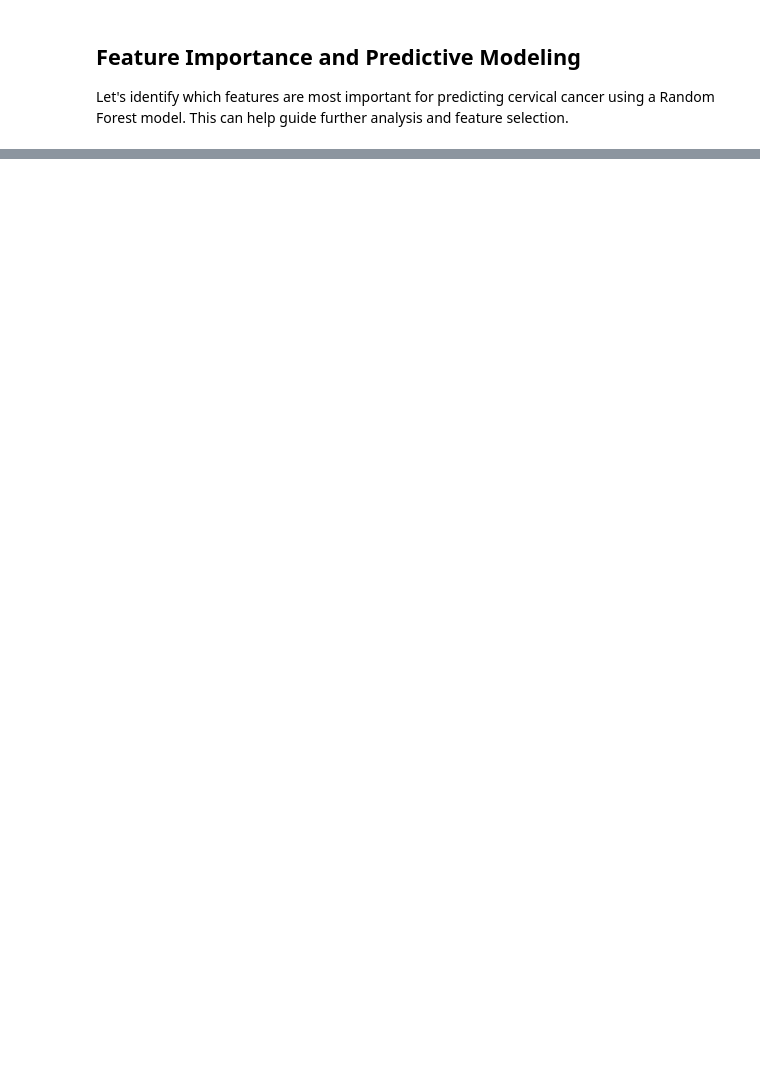
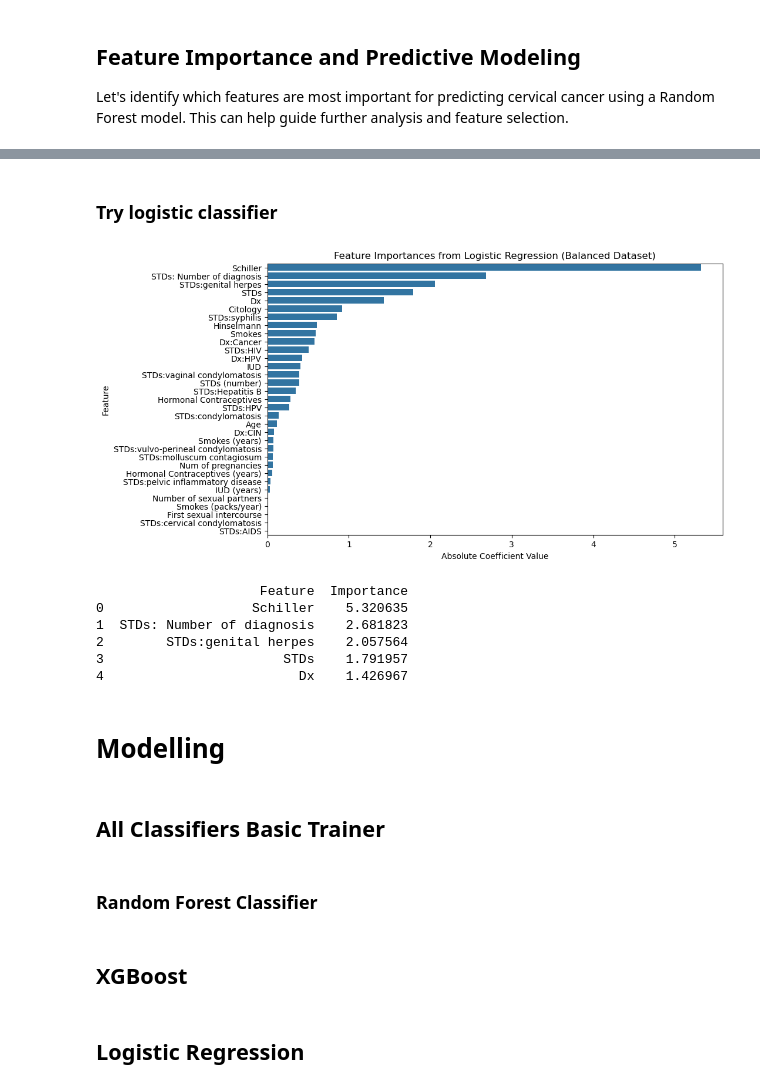
Before and after one commit to natsirt04/BioHackathon-2025, a Jupyter notebook: cervical_cancer.ipynb, the cells around one changed output, grey strips where cells are left out. Saved outputs shown, nothing was run; the diff lists cells and outputs as text; code cells hidden in the pictures; blank space fills up the shorter version.

```diff
--- a/cervical_cancer.ipynb
+++ b/cervical_cancer.ipynb
@@ -196,0 +257,41 @@ The Random Forest model ranks features by their predictive power for cervical ca
+# %% [markdown]
+### Try logistic classifier
+# %%
+X = df.drop('Biopsy', axis=1).select_dtypes(include=[np.number])
+y = df['Biopsy']
+
+X_train, X_test, y_train, y_test = smote_train_test_split(X, y, test_size=0.2)
+
+log_model = LogisticRegression(random_state=42, max_iter=1000)
+log_model.fit(X_train, y_train)
+
+importances = np.abs(log_model.coef_[0])
+indices = np.argsort(importances)[::-1]
+feature_names = X.columns
+
+plt.figure(figsize=(10, 6))
+sns.barplot(x=importances[indices], y=feature_names[indices])
+plt.title('Feature Importances from Logistic Regression (Balanced Dataset)')
+plt.xlabel('Absolute Coefficient Value')
+plt.ylabel('Feature')
+plt.show()
+
+feature_imp_df = pd.DataFrame({
+    'Feature': feature_names[indices],
+    'Importance': importances[indices]
+}).head(5)
+print(feature_imp_df)
+# %% [output]
+[figure, added]
+                     Feature  Importance
+0                   Schiller    5.320635
+1  STDs: Number of diagnosis    2.681823
+2        STDs:genital herpes    2.057564
+3                       STDs    1.791957
+4                         Dx    1.426967
+# %% [markdown]
+# Modelling
+# %% [markdown]
+## All Classifiers Basic Trainer
+# %% [markdown]
+### Random Forest Classifier
@@ -196,0 +322,2 @@ The Random Forest model ranks features by their predictive power for cervical ca
+# %% [markdown]
+## XGBoost
@@ -196,0 +366,2 @@ The Random Forest model ranks features by their predictive power for cervical ca
+# %% [markdown]
+## Logistic Regression
```
Also changed, not shown: parts of 20 cells of this notebook, 1 other file.
